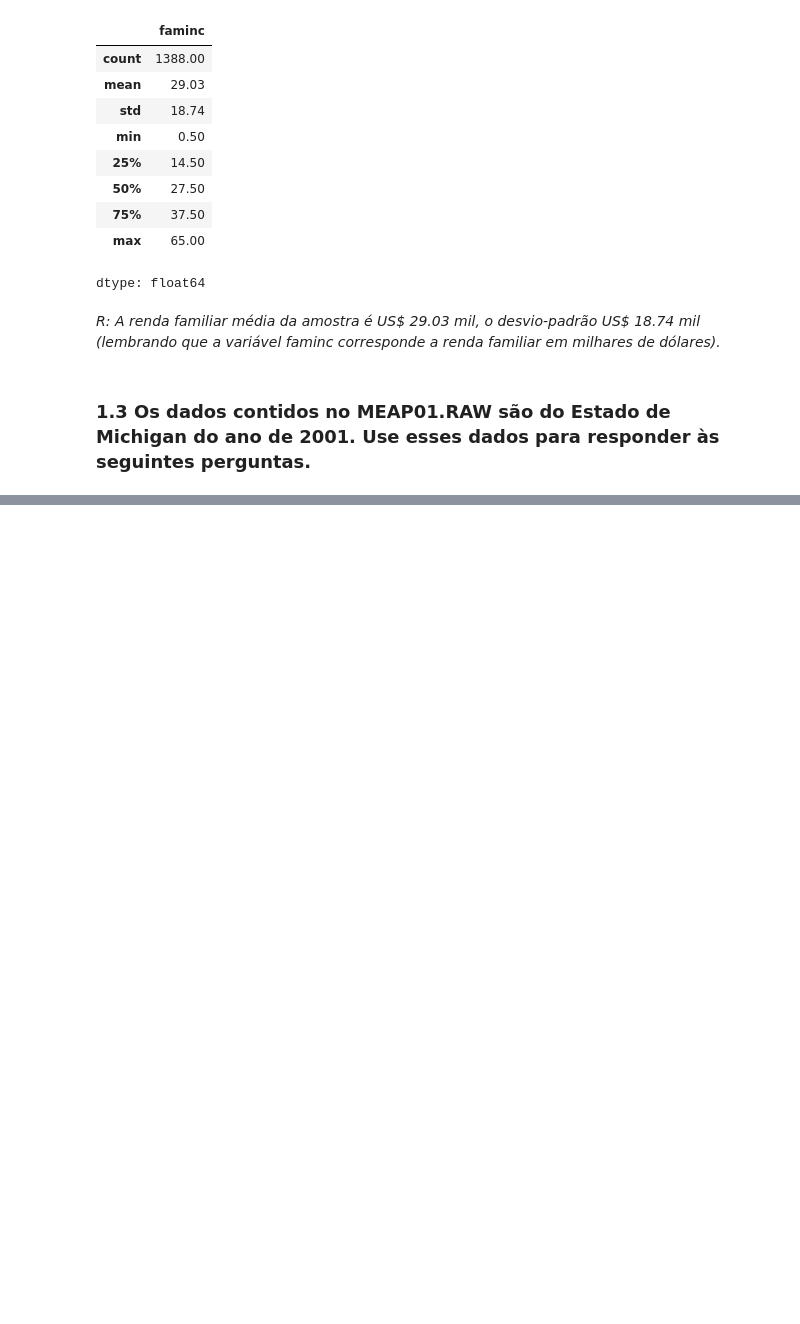
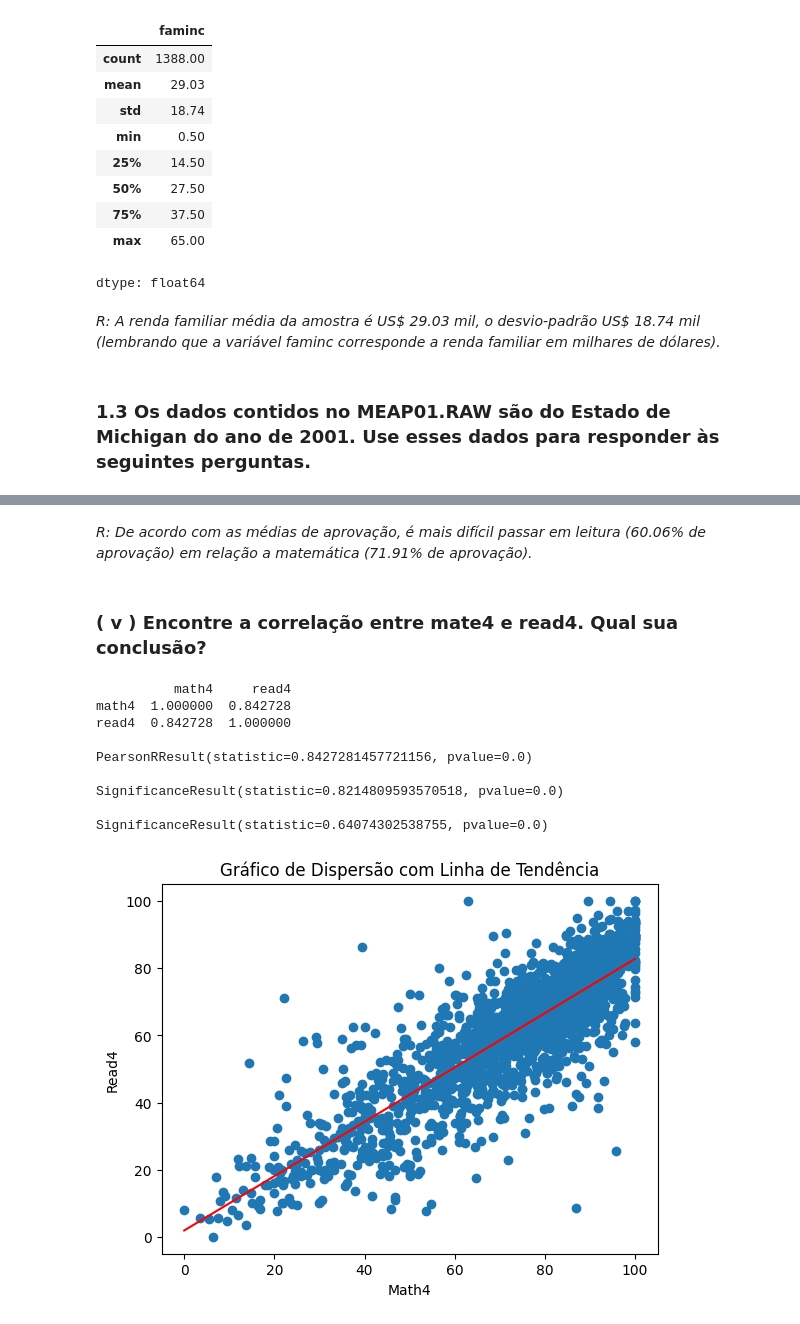
Before and after one commit to JoaoSilvaCorreia/Python, a Jupyter notebook: Econometrics/EconometriaWooldridge.ipynb, the cells around one changed output, grey strips where cells are left out. Cells and saved outputs as stored; diff of their text form; code cells hidden in the pictures; blank space fills up the shorter version.

```diff
--- a/Econometrics/EconometriaWooldridge.ipynb
+++ b/Econometrics/EconometriaWooldridge.ipynb
@@ -256,3 +278,7 @@ dtype: float64
 *R: A renda familiar média da amostra é US\$ 29.03 mil, o desvio-padrão US\$ 18.74 mil (lembrando que a variável faminc corresponde a renda familiar em milhares de dólares).*
 # %% [markdown]
 ### **1.3 Os dados contidos no MEAP01.RAW são do Estado de Michigan do ano de 2001. Use esses dados para responder às seguintes perguntas.**
+# %%
+wooldridge.data('meap01', description=True) #para mostrar a descrição do dataset
+meap01 = wooldridge.data('meap01') #para carregar o dataset desejado
+meap01.head() #para mostrar as primeiras linhas do dataset
@@ -258,0 +390,30 @@ dtype: float64
+# %% [markdown]
+*R: De acordo com as médias de aprovação, é mais difícil passar em leitura (60.06% de aprovação) em relação a matemática (71.91% de aprovação).*
+# %% [markdown]
+### **( v ) Encontre a correlação entre mate4 e read4. Qual sua conclusão?**
+# %%
+print(meap01[['math4','read4']].corr(), "\n") #matriz de correlação
+print(scipy.stats.pearsonr(meap01.math4, meap01.read4),"\n") #correlação de Pearson
+print(scipy.stats.spearmanr(meap01.math4, meap01.read4),"\n") #correlação de Spearman
+print(scipy.stats.kendalltau(meap01.math4, meap01.read4),"\n") #correlação de Kendall
+
+
+
+#gráfico simples de correlacao com linha de tendencia
+plt.scatter(meap01.math4, meap01.read4)
+plt.plot(np.unique(meap01.math4), np.poly1d(np.polyfit(meap01.math4, meap01.read4, 1))(np.unique(meap01.math4)), color='red')
+plt.xlabel('Math4')
+plt.ylabel('Read4')
+plt.title('Gráfico de Dispersão com Linha de Tendência')
+plt.show()
+# %% [output]
+          math4     read4
+math4  1.000000  0.842728
+read4  0.842728  1.000000
+
+PearsonRResult(statistic=0.8427281457721156, pvalue=0.0)
+
+SignificanceResult(statistic=0.8214809593570518, pvalue=0.0)
+
+SignificanceResult(statistic=0.64074302538755, pvalue=0.0)
+[figure, added]
```
Also changed, not shown: parts of 25 cells of this notebook.
